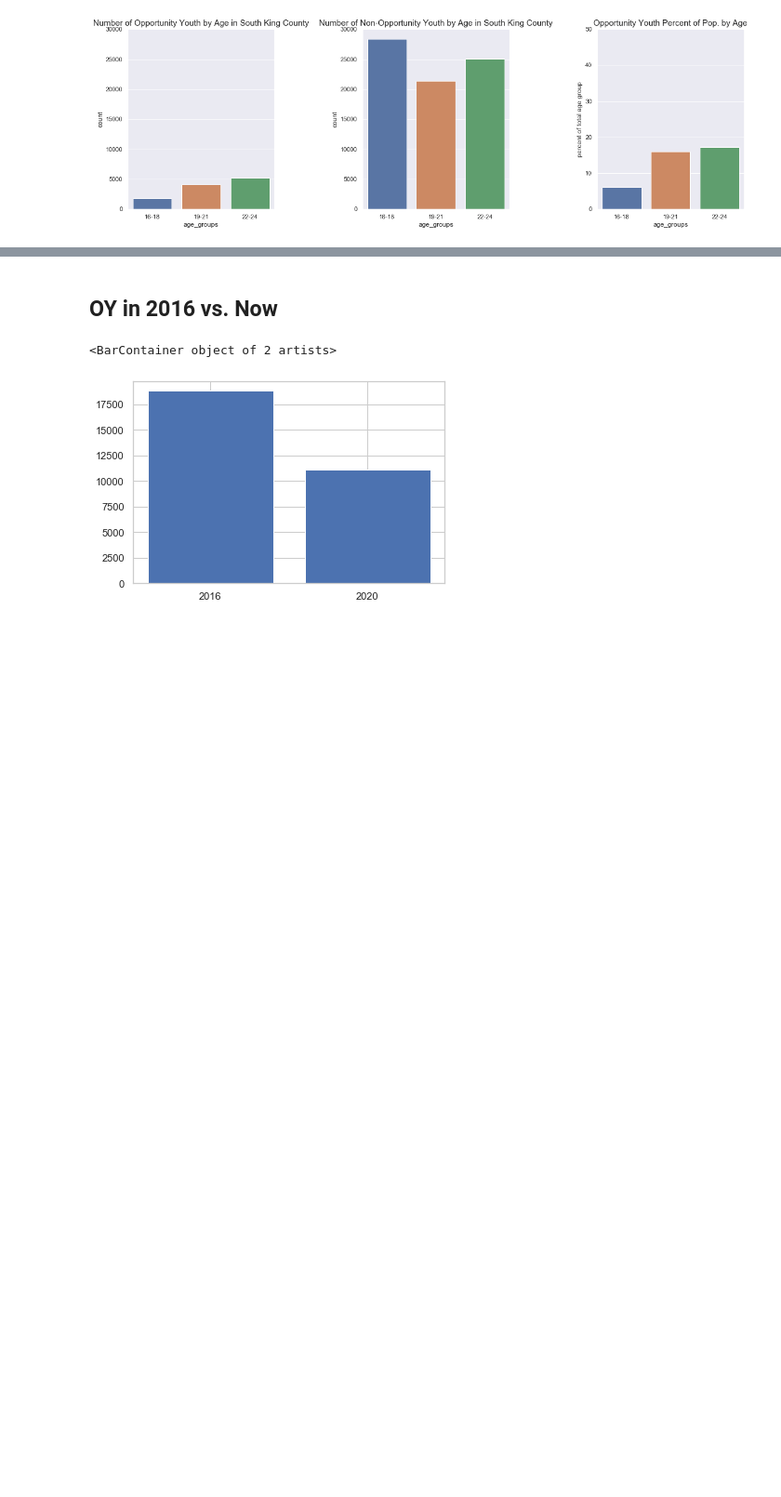
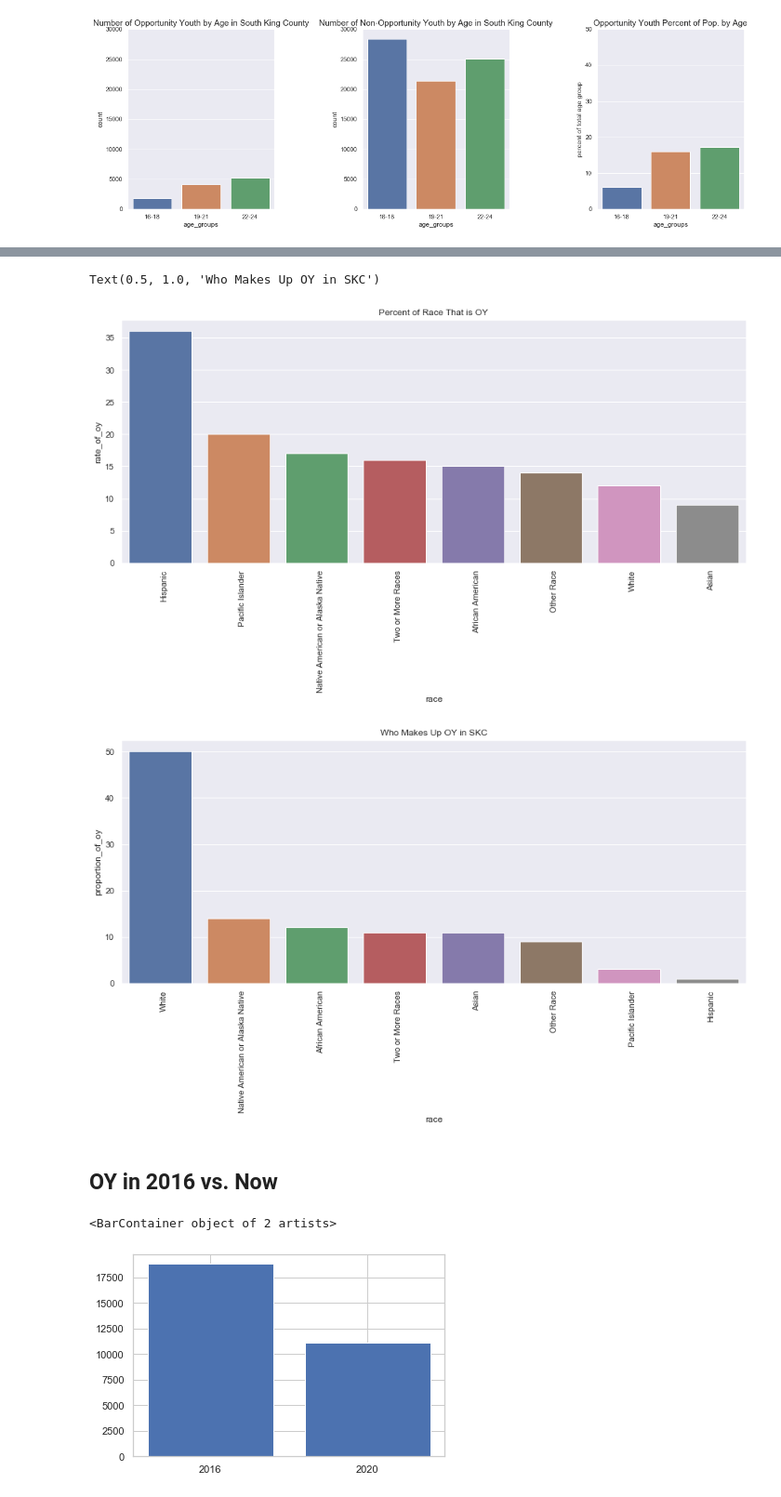
Before and after one commit to sam-thurman/dsc-mod-1-project-seattle-ds, a Jupyter notebook: notebooks/exploratory/02_samt_exploratory.ipynb, the cells around one changed output, grey strips where cells are left out. Shown: that part at 93% size. Drawn from its saved outputs; the diff is of its cells as text; code cells hidden in the pictures; blank space fills up the shorter version.

Commit message:
race breakdown viz done on 02_samt_exploratory

```diff
--- a/notebooks/exploratory/02_samt_exploratory.ipynb
+++ b/notebooks/exploratory/02_samt_exploratory.ipynb
@@ -353,7 +355,3 @@ axes[2].set_ylabel('percent of total age group')
 plt.subplots_adjust(wspace = 0.6)
 # %% [output]
 [figure]
-# %%
-sns.set_style("darkgrid")
-fig, ax = plt.subplots(1, 2, figsize=(20,6))
-sns.catplot(x=)
@@ -382,0 +367,4 @@ plt.show()
+# %%
+# racial_df = pd.read_csv('racial_data.csv')
+racial_df.columns = ['unnamed', 'race',  'rate_of_oy', 'total_youth_pop',  'proportion_of_oy', 'oy_total']
+racial_df
@@ -382,0 +381,12 @@ plt.show()
+# %%
+fig, ax = plt.subplots(figsize=(15,6))
+sns.barplot(data=racial_df, x='race', y='rate_of_oy')
+ax.set_xticklabels(labels=racial_df['race'], rotation=90, ha='left')
+ax.set_title('Percent of Race That is OY')
+fig, ax = plt.subplots(figsize=(15,6))
+racial_df_sort_prop_oy = racial_df.sort_values('proportion_of_oy', ascending=False)
+print(racial_df_sort_prop_oy)
+sns.barplot(data=racial_df_sort_prop_oy, x='race', y='proportion_of_oy')
+ax.set_xticklabels(labels=racial_df_sort_prop_oy['race'], rotation=90, ha='left')
+ax.set_title('Who Makes Up OY in SKC')
+# %% [output]
@@ -383,3 +412,6 @@ plt.show()
+Text(0.5, 1.0, 'Who Makes Up OY in SKC')
+[figure, added]
+[figure, added]
 # %% [markdown]
 ## OY in 2016 vs. Now
 # %%
```
Also changed, not shown: parts of 9 cells of this notebook, 2 other files.
